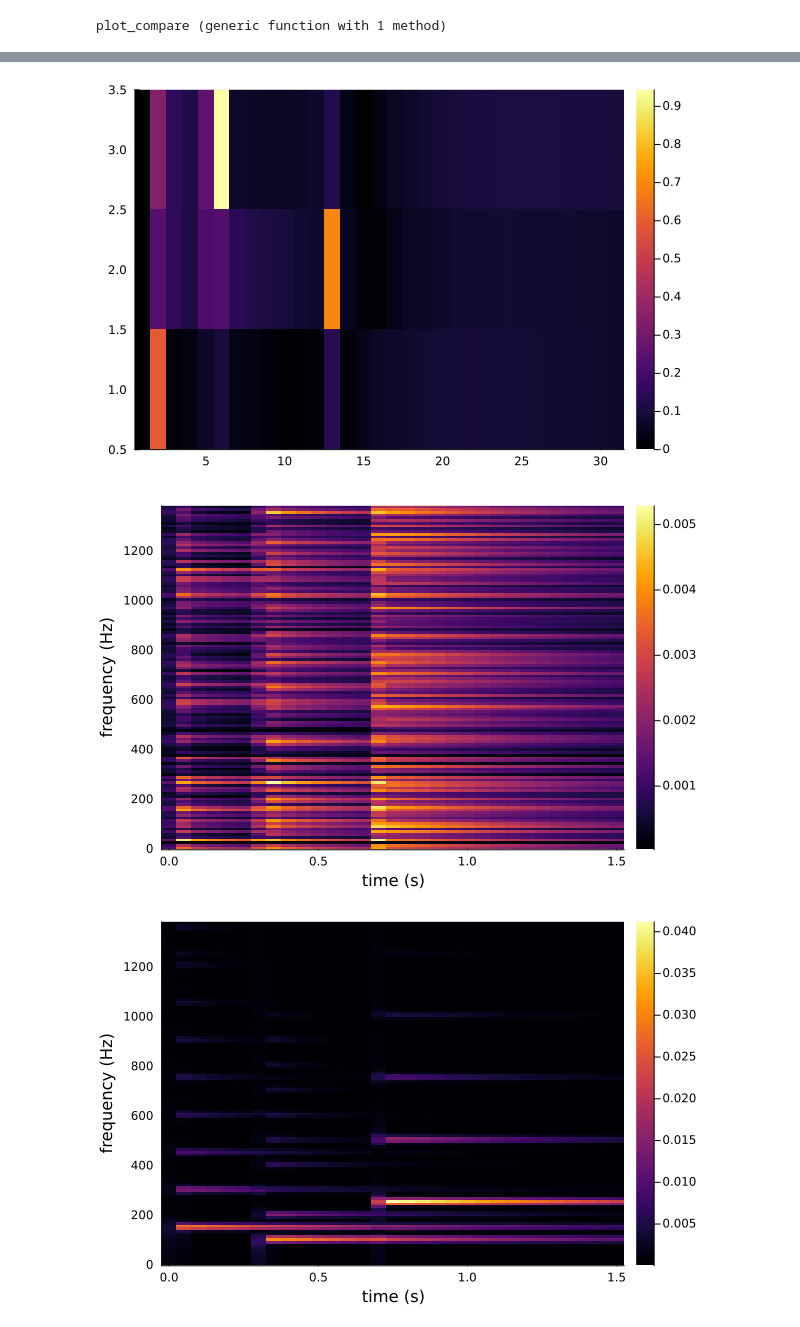
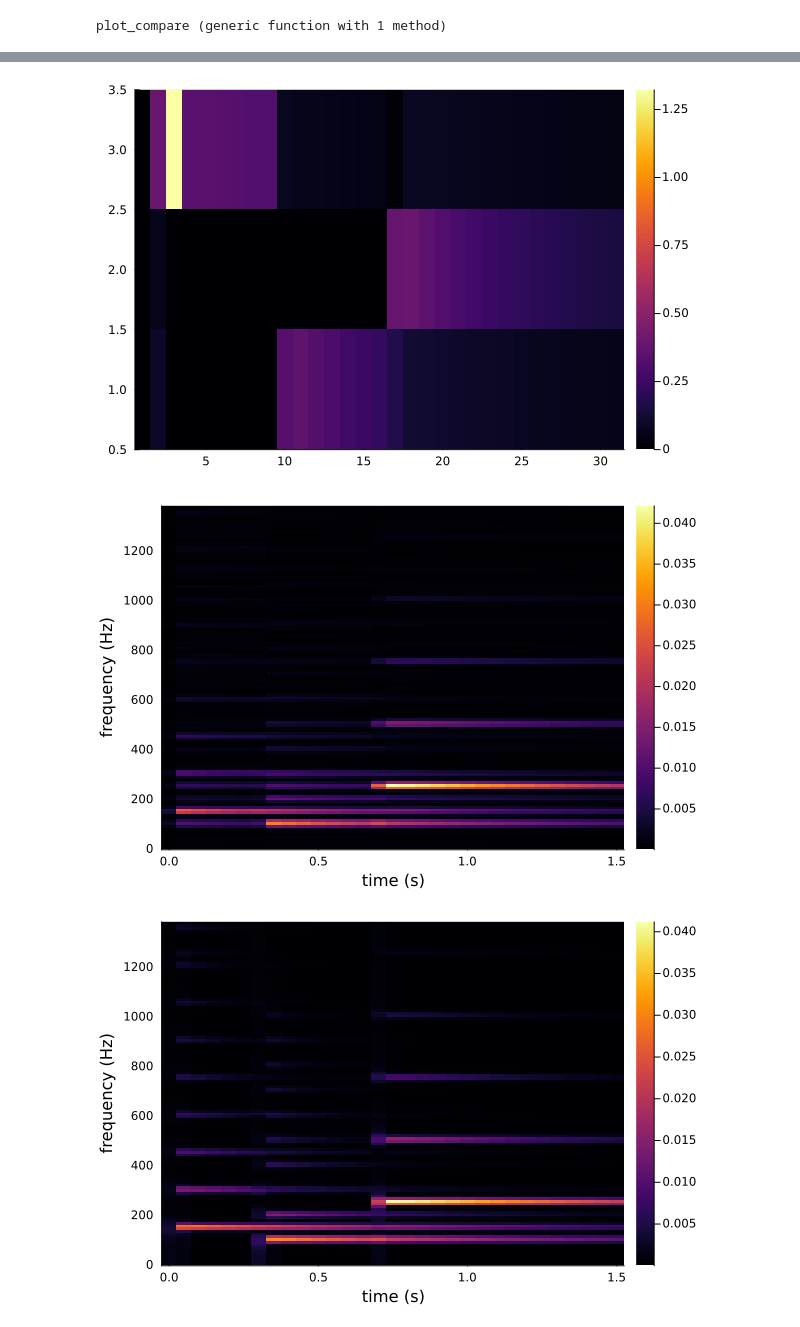
Before and after one commit to njericha/Deep-Unrolling-NTF, a Jupyter notebook: playground music.ipynb, the cells around one changed output, grey strips where cells are left out. Cells and saved outputs as stored; diff of their text form; code cells hidden in the pictures.

Commit message:
Linear model tests

```diff
--- a/playground music.ipynb
+++ b/playground music.ipynb
@@ -369,6 +420,6 @@ plot_compare (generic function with 1 method)
 # %%
 #mean(abs.(Flux.params(model)[i]) for i ∈ 1:20) #ensure W is postive, since the positive version is used in the model
 # %%
-learned_W = abs.(Flux.params(model)[1]) #ensure W is postive, since the positive version is used in the model
+learned_W = (Flux.params(model)[1]) #ensure W is postive, since the positive version is used in the model
 # %% [output]
 126×3 Matrix{Float64}:
@@ -403,14 +477,14 @@ plot!(xticks=0:100:1400)
 # %%
-i = 12
-plot_compare(model(train_V[i]), train_H[i]) # compare the model's prediction of H given V to the true H
+i = 5
+plot_compare(model(train_V[i])[2], train_H[i]) # compare the model's prediction of H given V to the true H
 # %% [output]
-[figure, old version]
+[figure, new version]
 # %%
-reconstructed_V = learned_W * model(train_V[1])
+reconstructed_V = learned_W * model(train_V[1])[2]
 plotSTFT(reconstructed_V)
 #plot_compare(reconstructed_V, train_V[1])
 # %% [output]
-[figure, old version]
+[figure, new version]
 # %%
 plotSTFT(train_V[1])
 # %% [output]
```
Also changed, not shown: parts of 29 cells of this notebook.
